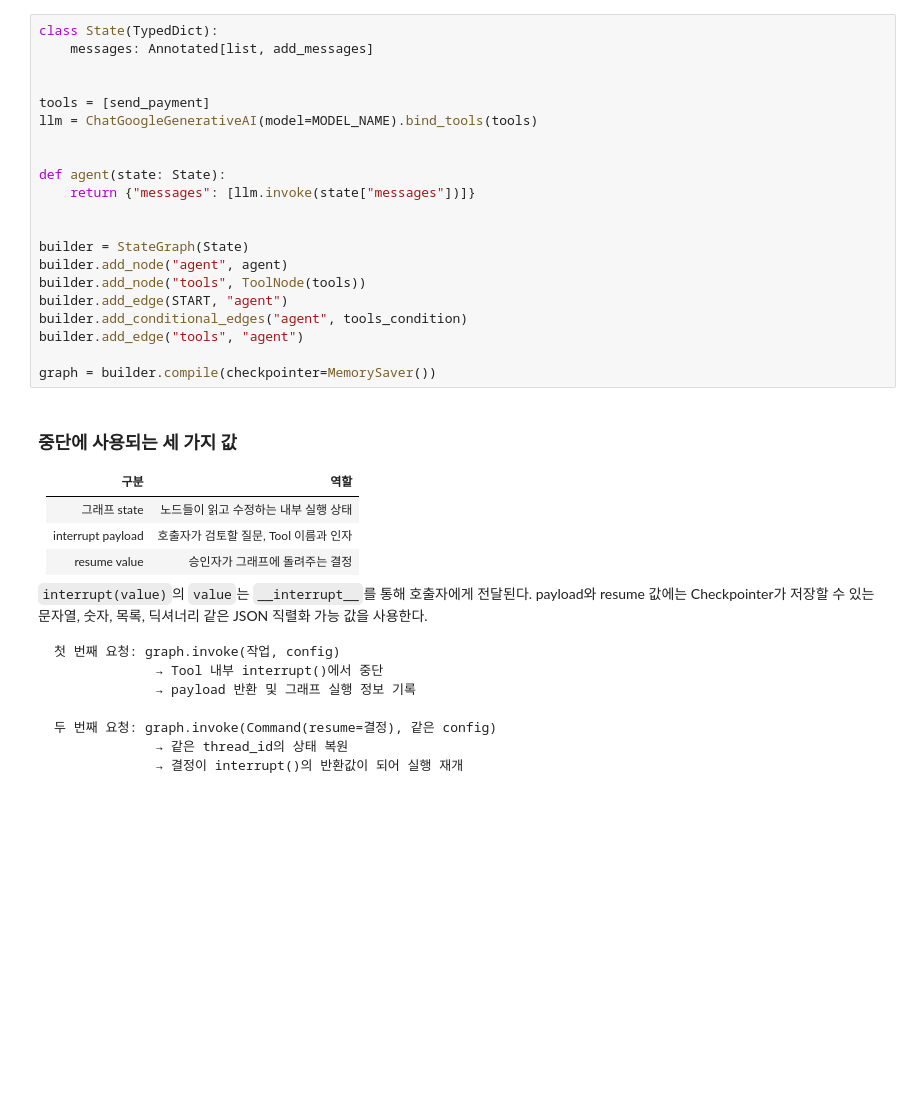
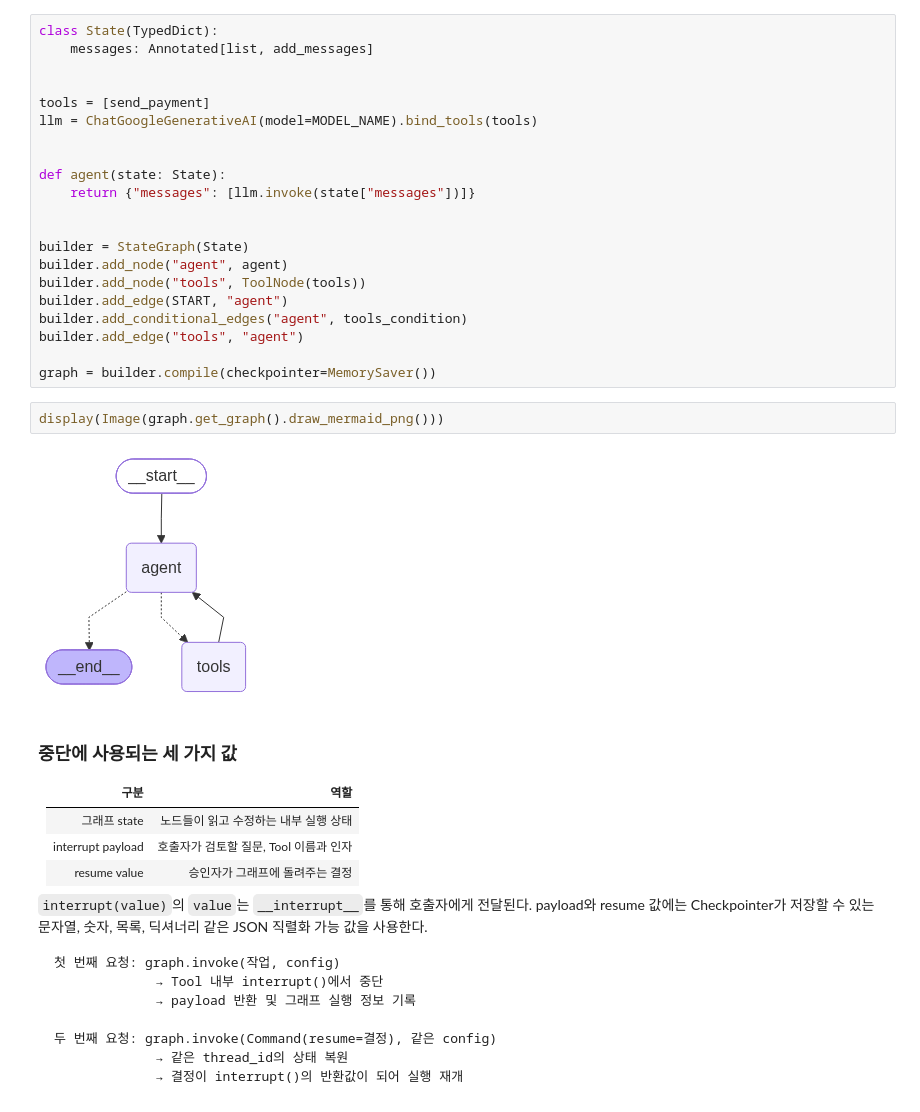
Before and after one commit to Xnarin/my-ai-agent, a Jupyter notebook: langchain_/21-human-in-the-loop.ipynb, the cells around one changed output. Drawn from its saved outputs; the diff is of its cells as text; blank space fills up the shorter version.

```diff
--- a/langchain_/21-human-in-the-loop.ipynb
+++ b/langchain_/21-human-in-the-loop.ipynb
@@ -84,6 +86,10 @@ builder.add_conditional_edges("agent", tools_condition)
 builder.add_edge("tools", "agent")
 
 graph = builder.compile(checkpointer=MemorySaver())
+# %%
+display(Image(graph.get_graph().draw_mermaid_png()))
+# %% [output]
+[figure, added]
 # %% [markdown]
 ### 중단에 사용되는 세 가지 값
 
```
Also changed, not shown: parts of 21 cells of this notebook, 35 other files.
